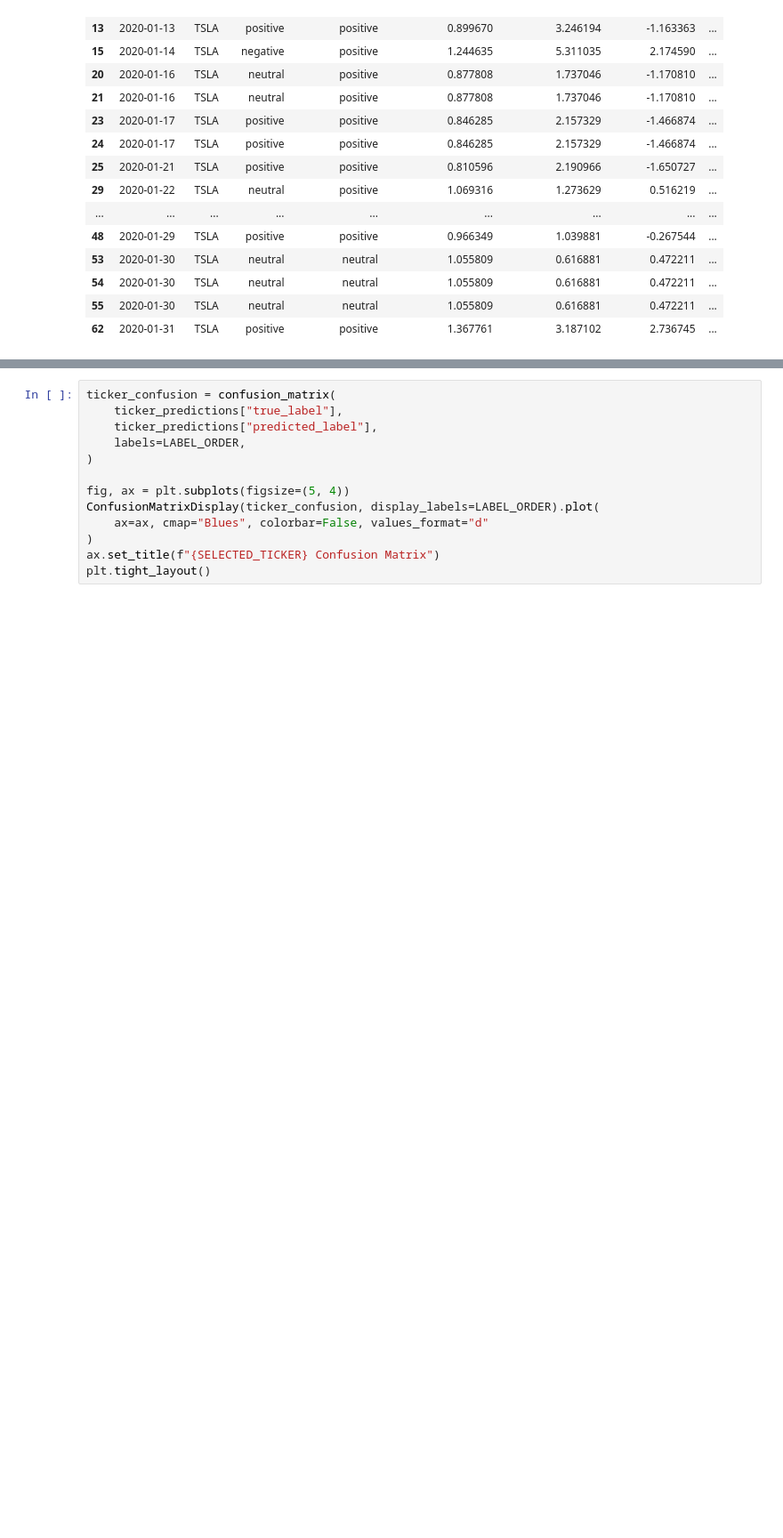
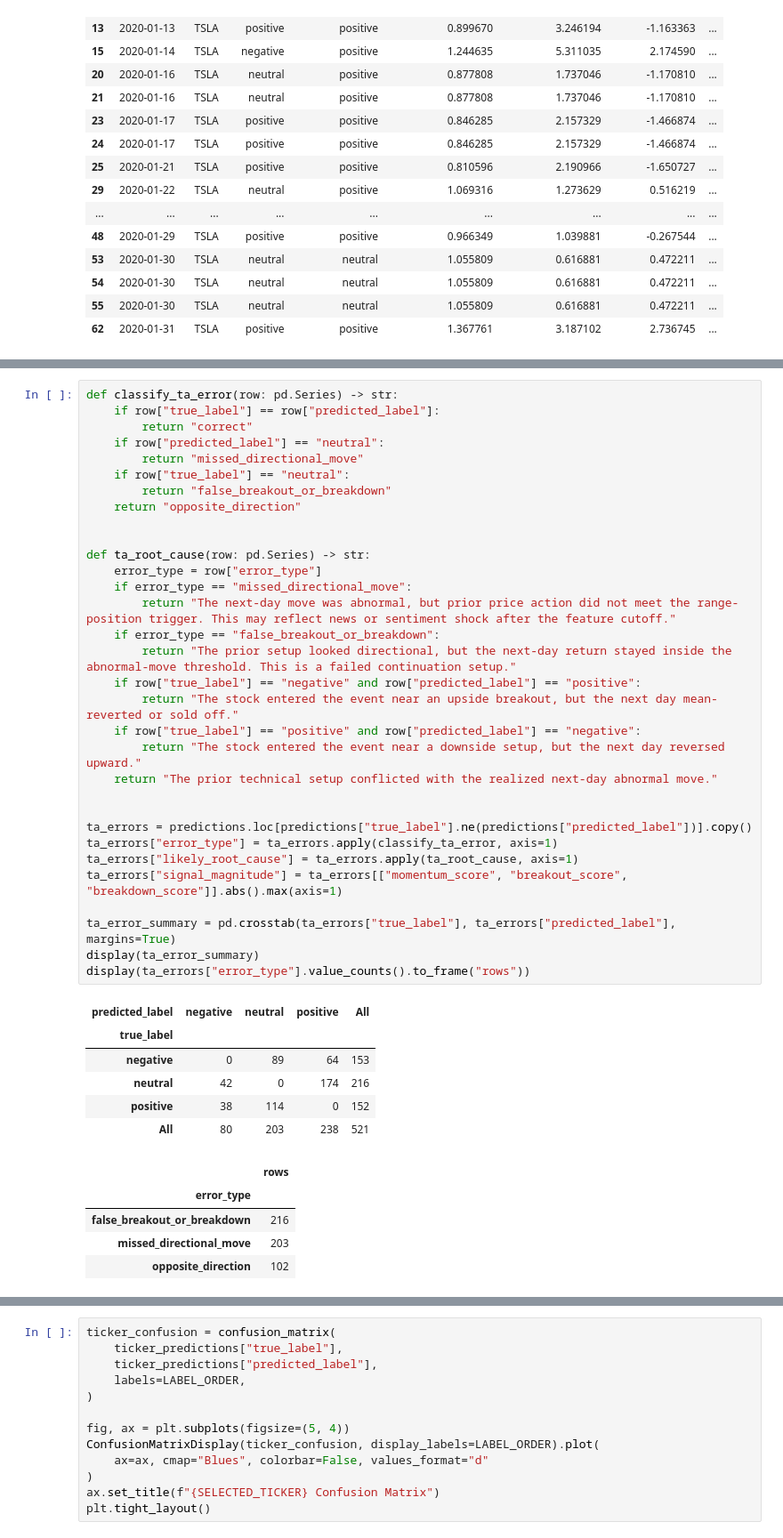
Before and after one commit to duke-aipi-Han/aipi540-marketmood, a Jupyter notebook: notebooks/03_baseline_analysis.ipynb, the cells around one changed output, grey strips where cells are left out. Shown at 89% size. Drawn from its saved outputs; the diff is of its cells as text; blank space fills up the shorter version.

```diff
--- a/notebooks/03_baseline_analysis.ipynb
+++ b/notebooks/03_baseline_analysis.ipynb
@@ -328,0 +333,44 @@ ticker_predictions.sort_values("event_date")[example_columns].head(20)
+# %%
+def classify_ta_error(row: pd.Series) -> str:
+    if row["true_label"] == row["predicted_label"]:
+        return "correct"
+    if row["predicted_label"] == "neutral":
+        return "missed_directional_move"
+    if row["true_label"] == "neutral":
+        return "false_breakout_or_breakdown"
+    return "opposite_direction"
+
+
+def ta_root_cause(row: pd.Series) -> str:
+    error_type = row["error_type"]
+    if error_type == "missed_directional_move":
+        return "The next-day move was abnormal, but prior price action did not meet the range-position trigger. This may reflect news or sentiment shock after the feature cutoff."
+    if error_type == "false_breakout_or_breakdown":
+        return "The prior setup looked directional, but the next-day return stayed inside the abnormal-move threshold. This is a failed continuation setup."
+    if row["true_label"] == "negative" and row["predicted_label"] == "positive":
+        return "The stock entered the event near an upside breakout, but the next day mean-reverted or sold off."
+    if row["true_label"] == "positive" and row["predicted_label"] == "negative":
+        return "The stock entered the event near a downside setup, but the next day reversed upward."
+    return "The prior technical setup conflicted with the realized next-day abnormal move."
+
+
+ta_errors = predictions.loc[predictions["true_label"].ne(predictions["predicted_label"])].copy()
+ta_errors["error_type"] = ta_errors.apply(classify_ta_error, axis=1)
+ta_errors["likely_root_cause"] = ta_errors.apply(ta_root_cause, axis=1)
+ta_errors["signal_magnitude"] = ta_errors[["momentum_score", "breakout_score", "breakdown_score"]].abs().max(axis=1)
+
+ta_error_summary = pd.crosstab(ta_errors["true_label"], ta_errors["predicted_label"], margins=True)
+display(ta_error_summary)
+display(ta_errors["error_type"].value_counts().to_frame("rows"))
+# %% [output]
+| predicted_label | negative | neutral | positive | All |
+| true_label |  |  |  |  |
+| negative | 0 | 89 | 64 | 153 |
+| neutral | 42 | 0 | 174 | 216 |
+| positive | 38 | 114 | 0 | 152 |
+| All | 80 | 203 | 238 | 521 |
+|  | rows |
+| error_type |  |
+| false_breakout_or_breakdown | 216 |
+| missed_directional_move | 203 |
+| opposite_direction | 102 |
```
Also changed, not shown: parts of 3 cells of this notebook, 7 other files.
